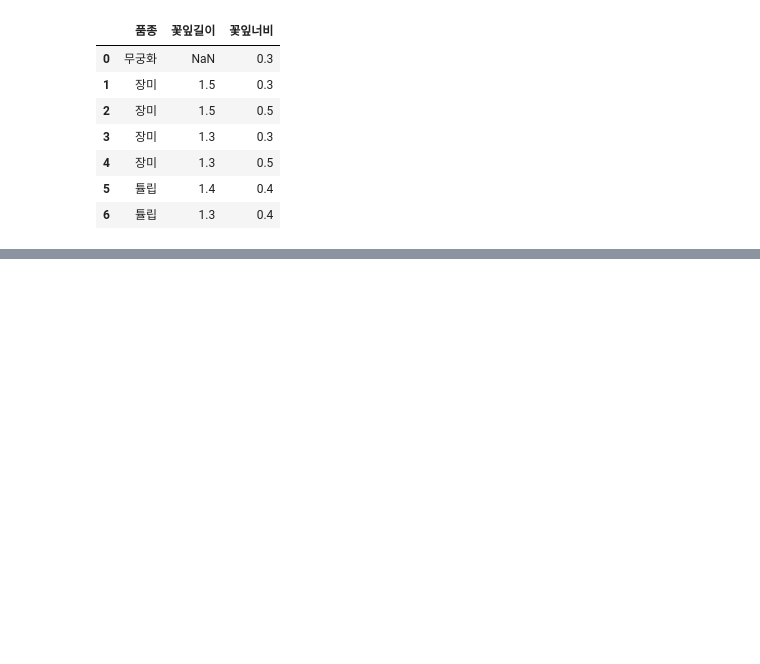
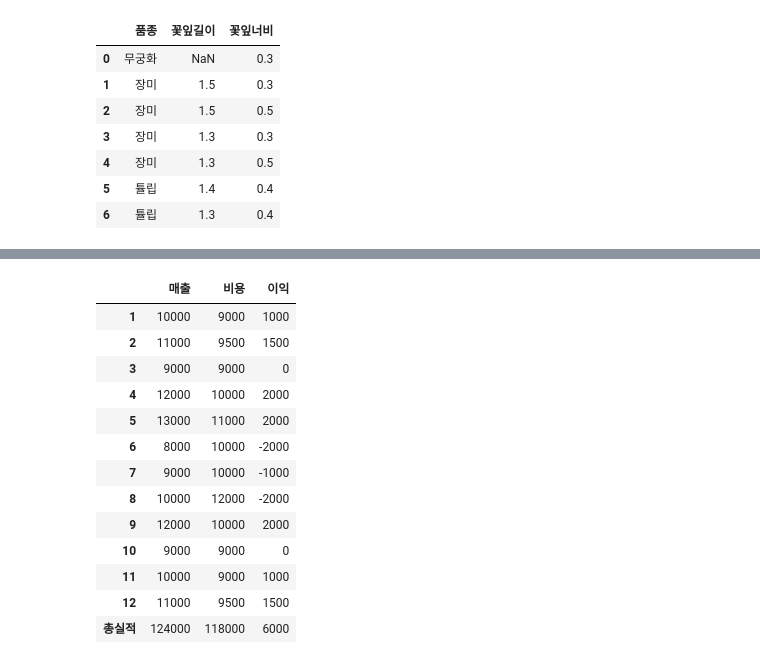
Before and after one commit to ahndb/aws_phyhon_240215, a Jupyter notebook: pandas_data_analysis/0228/a_pandas_data_advanced_controll.ipynb, the cells around one changed output, grey strips where cells are left out. Cells and saved outputs as stored; diff of their text form; code cells hidden in the pictures; blank space fills up the shorter version.

Commit message:
240228 data_advanced_controll 2

```diff
--- a/pandas_data_analysis/0228/a_pandas_data_advanced_controll.ipynb
+++ b/pandas_data_analysis/0228/a_pandas_data_advanced_controll.ipynb
@@ -142,0 +326,9 @@ pd.merge(df1, df2, how='outer')
+# %%
+practice_df1 = pd.DataFrame(
+  {
+    '매출' : [10000, 11000, 9000, 12000, 13000, 8000],
+    '비용' : [9000, 9500, 9000, 10000, 11000, 10000],
+    '이익' : [1000, 1500, 0, 2000, 2000, -2000]
+  }, index=(1, 2, 3, 4, 5, 6)
+)
+practice_df1
@@ -142,0 +343,9 @@ pd.merge(df1, df2, how='outer')
+# %%
+practice_df2 = pd.DataFrame(
+  {
+    '매출' : [9000, 10000, 12000, 9000, 10000, 11000],
+    '비용' : [10000, 12000, 10000, 9000, 9000, 9500],
+    '이익' : [-1000, -2000, 2000, 0, 1000, 1500]
+  }, index=(7, 8, 9, 10, 11, 12)
+)
+practice_df2
@@ -142,0 +360,3 @@ pd.merge(df1, df2, how='outer')
+# %%
+practice_df3 = pd.concat([practice_df1, practice_df2])
+practice_df3
@@ -142,0 +377,18 @@ pd.merge(df1, df2, how='outer')
+# %%
+practice_df3.loc['총실적'] = practice_df3.sum()
+practice_df3
+# %% [output]
+|  | 매출 | 비용 | 이익 |
+| 1 | 10000 | 9000 | 1000 |
+| 2 | 11000 | 9500 | 1500 |
+| 3 | 9000 | 9000 | 0 |
+| 4 | 12000 | 10000 | 2000 |
+| 5 | 13000 | 11000 | 2000 |
+| 6 | 8000 | 10000 | -2000 |
+| 7 | 9000 | 10000 | -1000 |
+| 8 | 10000 | 12000 | -2000 |
+| 9 | 12000 | 10000 | 2000 |
+| 10 | 9000 | 9000 | 0 |
+| 11 | 10000 | 9000 | 1000 |
+| 12 | 11000 | 9500 | 1500 |
+| 총실적 | 124000 | 118000 | 6000 |
```
Also changed, not shown: parts of 22 cells of this notebook.
